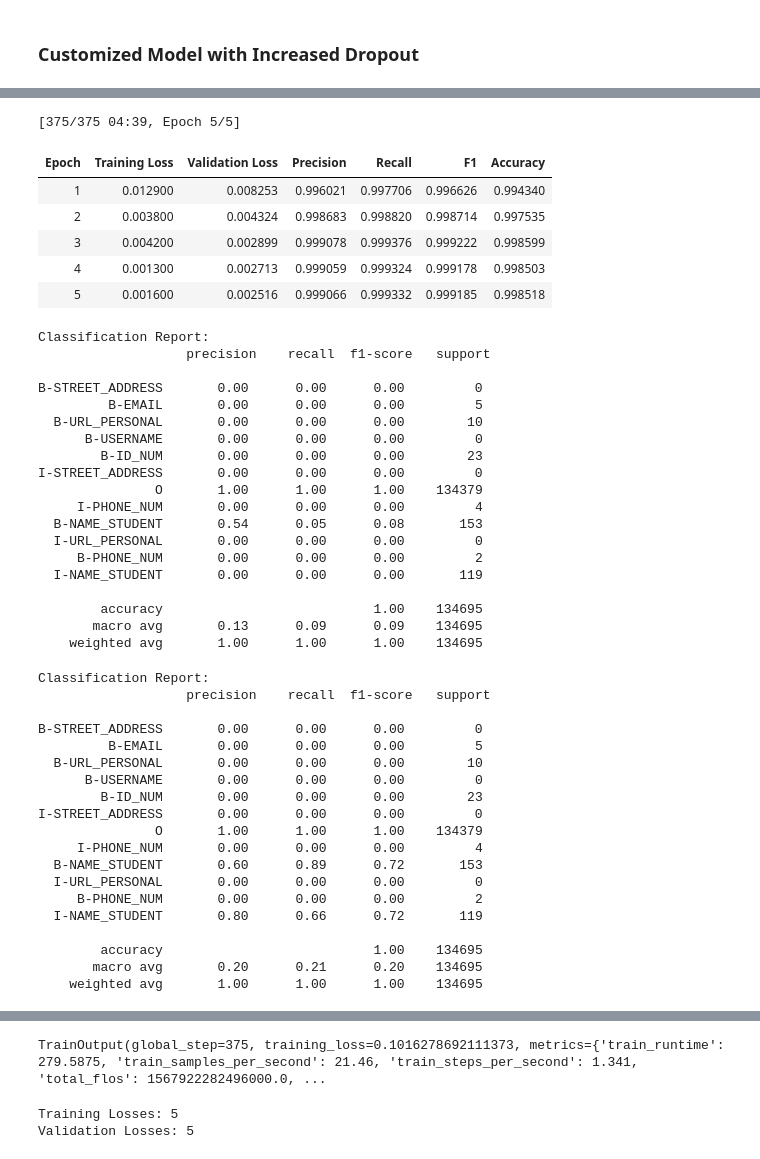
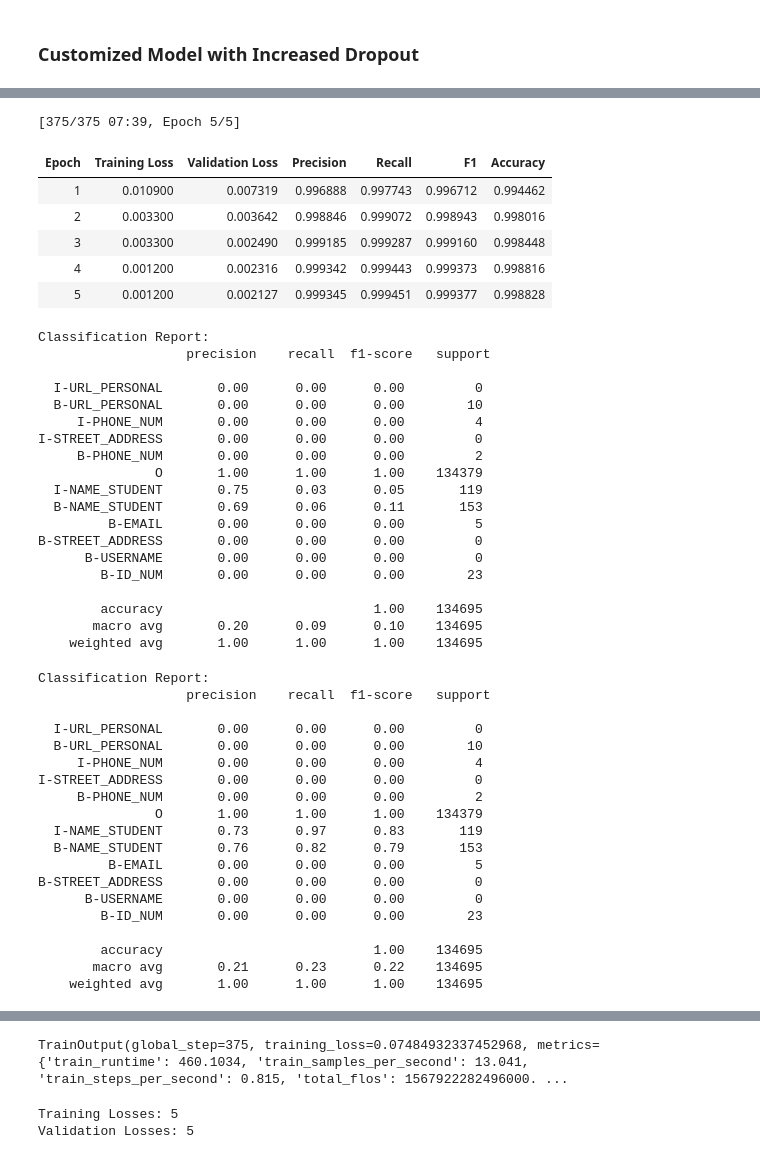
Before and after one commit to animesh-rai/PII-Detection-Using-state-of-the-art-model, a Jupyter notebook: pii_detection_with_RoBERTa.ipynb, the cells around one changed output, grey strips where cells are left out. Saved outputs shown, nothing was run; the diff lists cells and outputs as text; code cells hidden in the pictures.

```diff
--- a/pii_detection_with_RoBERTa.ipynb
+++ b/pii_detection_with_RoBERTa.ipynb
@@ -1083,7 +1079,7 @@ class CustomRobertaForTokenClassification(RobertaForTokenClassification):
     def __init__(self, config):
         super().__init__(config)
         self.roberta = self.roberta  # Keep the original RoBERTa model
-        self.dropout = nn.Dropout(p=0.4)  # Set custom dropout rate
+        self.dropout = nn.Dropout(p=0.3)  # Set custom dropout rate
         self.classifier = nn.Linear(config.hidden_size, config.num_labels)  # Output layer
 
     def forward(self, input_ids, attention_mask=None, token_type_ids=None, labels=None):
@@ -1178,77 +1174,77 @@ training_args = TrainingArguments(
     output_dir='./results',               # Directory for model checkpoints and results
     evaluation_strategy="epoch",         # Evaluate at the end of each epoch
     learning_rate=1e-5,  # Best learning rate from Optuna
-    per_device_train_batch_size=study.best_params["batch_size"],  # Best batch size from Optuna
+    per_device_train_batch_size=8, #study.best_params["batch_size"],  # Best batch size from Optuna
     num_train_epochs=5,       # Best number of epochs from Optuna
     weight_decay=0.2,                   # Regularization
     logging_steps=10,                    # Log every 10 steps
     save_strategy="epoch",               # Save model at the end of each epoch
     fp16=True,                           # Mixed precision for faster training
     load_best_model_at_end=True,          # Load the best model based on validation performance
     report_to='none',                       # Disable external logging tools
     logging_dir='./logs',                   # Directory for logging (optional)
     disable_tqdm=False,
     gradient_accumulation_steps=2
     )
 # Initialize the Trainer with Best Hyperparameters
 trainer = Trainer(
     model=model,                         # Pre-trained model
     args=training_args,                  # Training arguments with tuned hyperparameters
     train_dataset=tokenized_datasets['train'],  # Training dataset
     eval_dataset=tokenized_datasets['test'],    # Validation dataset
     tokenizer=tokenizer,                 # Tokenizer for pre-processing
     compute_metrics=compute_metrics,     # Custom metrics for evaluation
     data_collator=data_collator,         # Data collator for dynamic padding
     callbacks=[EarlyStoppingCallback(early_stopping_patience=1)]
 )
 
 # Train the Model
 trainer.train()
 # %% [output]
-[375/375 04:39, Epoch 5/5]
+[375/375 07:39, Epoch 5/5]
 | Epoch | Training Loss | Validation Loss | Precision | Recall | F1 | Accuracy |
-| 1 | 0.012900 | 0.008253 | 0.996021 | 0.997706 | 0.996626 | 0.994340 |
-| 2 | 0.003800 | 0.004324 | 0.998683 | 0.998820 | 0.998714 | 0.997535 |
-| 3 | 0.004200 | 0.002899 | 0.999078 | 0.999376 | 0.999222 | 0.998599 |
-| 4 | 0.001300 | 0.002713 | 0.999059 | 0.999324 | 0.999178 | 0.998503 |
-| 5 | 0.001600 | 0.002516 | 0.999066 | 0.999332 | 0.999185 | 0.998518 |
+| 1 | 0.010900 | 0.007319 | 0.996888 | 0.997743 | 0.996712 | 0.994462 |
+| 2 | 0.003300 | 0.003642 | 0.998846 | 0.999072 | 0.998943 | 0.998016 |
+| 3 | 0.003300 | 0.002490 | 0.999185 | 0.999287 | 0.999160 | 0.998448 |
+| 4 | 0.001200 | 0.002316 | 0.999342 | 0.999443 | 0.999373 | 0.998816 |
+| 5 | 0.001200 | 0.002127 | 0.999345 | 0.999451 | 0.999377 | 0.998828 |
 Classification Report:
                    precision    recall  f1-score   support
 
+  I-URL_PERSONAL       0.00      0.00      0.00         0
+  B-URL_PERSONAL       0.00      0.00      0.00        10
+     I-PHONE_NUM       0.00      0.00      0.00         4
+I-STREET_ADDRESS       0.00      0.00      0.00         0
+     B-PHONE_NUM       0.00      0.00      0.00         2
+               O       1.00      1.00      1.00    134379
+  I-NAME_STUDENT       0.75      0.03      0.05       119
+  B-NAME_STUDENT       0.69      0.06      0.11       153
+         B-EMAIL       0.00      0.00      0.00         5
 B-STREET_ADDRESS       0.00      0.00      0.00         0
-         B-EMAIL       0.00      0.00      0.00         5
-  B-URL_PERSONAL       0.00      0.00      0.00        10
       B-USERNAME       0.00      0.00      0.00         0
         B-ID_NUM       0.00      0.00      0.00        23
-I-STREET_ADDRESS       0.00      0.00      0.00         0
-               O       1.00      1.00      1.00    134379
-     I-PHONE_NUM       0.00      0.00      0.00         4
-  B-NAME_STUDENT       0.54      0.05      0.08       153
-  I-URL_PERSONAL       0.00      0.00      0.00         0
-     B-PHONE_NUM       0.00      0.00      0.00         2
-  I-NAME_STUDENT       0.00      0.00      0.00       119
 
         accuracy                           1.00    134695
-       macro avg       0.13      0.09      0.09    134695
+       macro avg       0.20      0.09      0.10    134695
     weighted avg       1.00      1.00      1.00    134695
 Classification Report:
                    precision    recall  f1-score   support
 
+  I-URL_PERSONAL       0.00      0.00      0.00         0
+  B-URL_PERSONAL       0.00      0.00      0.00        10
+     I-PHONE_NUM       0.00      0.00      0.00         4
+I-STREET_ADDRESS       0.00      0.00      0.00         0
+     B-PHONE_NUM       0.00      0.00      0.00         2
+               O       1.00      1.00      1.00    134379
+  I-NAME_STUDENT       0.73      0.97      0.83       119
+  B-NAME_STUDENT       0.76      0.82      0.79       153
+         B-EMAIL       0.00      0.00      0.00         5
 B-STREET_ADDRESS       0.00      0.00      0.00         0
-         B-EMAIL       0.00      0.00      0.00         5
-  B-URL_PERSONAL       0.00      0.00      0.00        10
       B-USERNAME       0.00      0.00      0.00         0
         B-ID_NUM       0.00      0.00      0.00        23
-I-STREET_ADDRESS       0.00      0.00      0.00         0
-               O       1.00      1.00      1.00    134379
-     I-PHONE_NUM       0.00      0.00      0.00         4
-  B-NAME_STUDENT       0.60      0.89      0.72       153
-  I-URL_PERSONAL       0.00      0.00      0.00         0
-     B-PHONE_NUM       0.00      0.00      0.00         2
-  I-NAME_STUDENT       0.80      0.66      0.72       119
 
         accuracy                           1.00    134695
-       macro avg       0.20      0.21      0.20    134695
+       macro avg       0.21      0.23      0.22    134695
     weighted avg       1.00      1.00      1.00    134695
 Classification Report:
                    precision    recall  f1-score   support
@@ -1309,5 +1305,5 @@ I-STREET_ADDRESS       0.00      0.00      0.00         0
     weighted avg       1.00      1.00      1.00    134695
-TrainOutput(global_step=375, training_loss=0.1016278692111373, metrics={'train_runtime': 279.5875, 'train_samples_per_second': 21.46, 'train_steps_per_second': 1.341, 'total_flos': 1567922282496000.0, ...
+TrainOutput(global_step=375, training_loss=0.07484932337452968, metrics={'train_runtime': 460.1034, 'train_samples_per_second': 13.041, 'train_steps_per_second': 0.815, 'total_flos': 1567922282496000. ...
 # %%
 # Extract training and validation loss
 training_losses = [log['loss'] for log in trainer.state.log_history if 'loss' in log]
```
Also changed, not shown: parts of 12 cells of this notebook.
